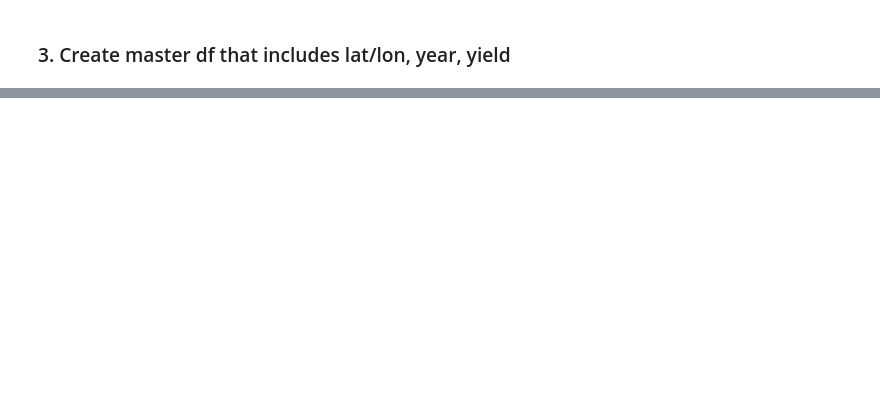
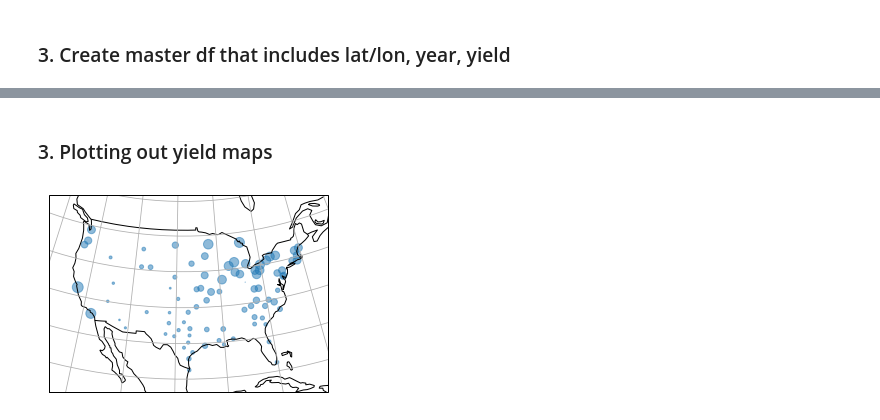
Before and after one commit to jennhsiao/upscale, a Jupyter notebook: notebooks/sim_process.ipynb, the cells around one changed output, grey strips where cells are left out. Drawn from its saved outputs; the diff is of its cells as text; code cells hidden in the pictures; blank space fills up the shorter version.

```diff
--- a/notebooks/sim_process.ipynb
+++ b/notebooks/sim_process.ipynb
@@ -14,6 +14,3 @@ import cartopy.feature as cfeature
 import cartopy.io.shapereader as shpreader
 # %% [markdown]
 ### 1. Figure out where sites are located
-# %%
-df_siteinfo = pd.read_csv('/home/disk/eos8/ach315/upscale/weadata/site_info.csv', dtype='str', usecols=[1,2,3,4,5])
-df_siteyear = pd.read_csv('/home/disk/eos8/ach315/upscale/weadata/site_year_crithr1.csv', dtype='str', usecols=[1,2])
@@ -127,8 +58,0 @@ df_test.head()
-# %%
-dm_ears = list()
-
-for file in files:
-    df = pd.read_csv(file)
-    df.columns = cols
-    ear = df.dm_ear.iloc[-1]
-    dm_ears.append(ear)
@@ -140,2 +104,12 @@ plt.scatter(list(np.arange(len(dm_ears))), dm_ears)
 # %% [markdown]
 ### 3. Create master df that includes lat/lon, year, yield
+# %%
+df_summary = pd.DataFrame({'ear': dm_ears, 'site': sites, 'year': years})
+# there are a few runs that gave extremely high dm_ear values, removing them for now
+indexlist = df_summary[df_summary.ear > 10000].index
+df_summary = df_summary.drop(indexlist)
+df_summary.head()
+# %%
+# merging in lat/lon site info
+df_summary = pd.merge(df_summary, df_siteinfo, on='site')
+df_summary.head()
@@ -141,0 +125,17 @@ plt.scatter(list(np.arange(len(dm_ears))), dm_ears)
+# %% [markdown]
+### 3. Plotting out yield maps
+# %%
+year = 1990
+fig = plt.figure(figsize=(5,5))
+extent = [-123, -72, 19, 53]
+ax = plt.axes(projection=ccrs.AlbersEqualArea(central_latitude=39.5, central_longitude=-98.35))
+df_sub = df_summary[df_summary.year == str(year)]
+ax.scatter(df_sub.lon.astype(float)*-1, df_sub.lat.astype(float),
+           transform=ccrs.PlateCarree(), s=df_sub.ear, alpha=0.5)
+ax.set_extent(extent)
+ax.add_feature(cfeature.COASTLINE)
+ax.add_feature(cfeature.BORDERS)
+ax.gridlines()
+plt.show()
+# %% [output]
+[figure, added]
```
Also changed, not shown: parts of 16 cells of this notebook.
